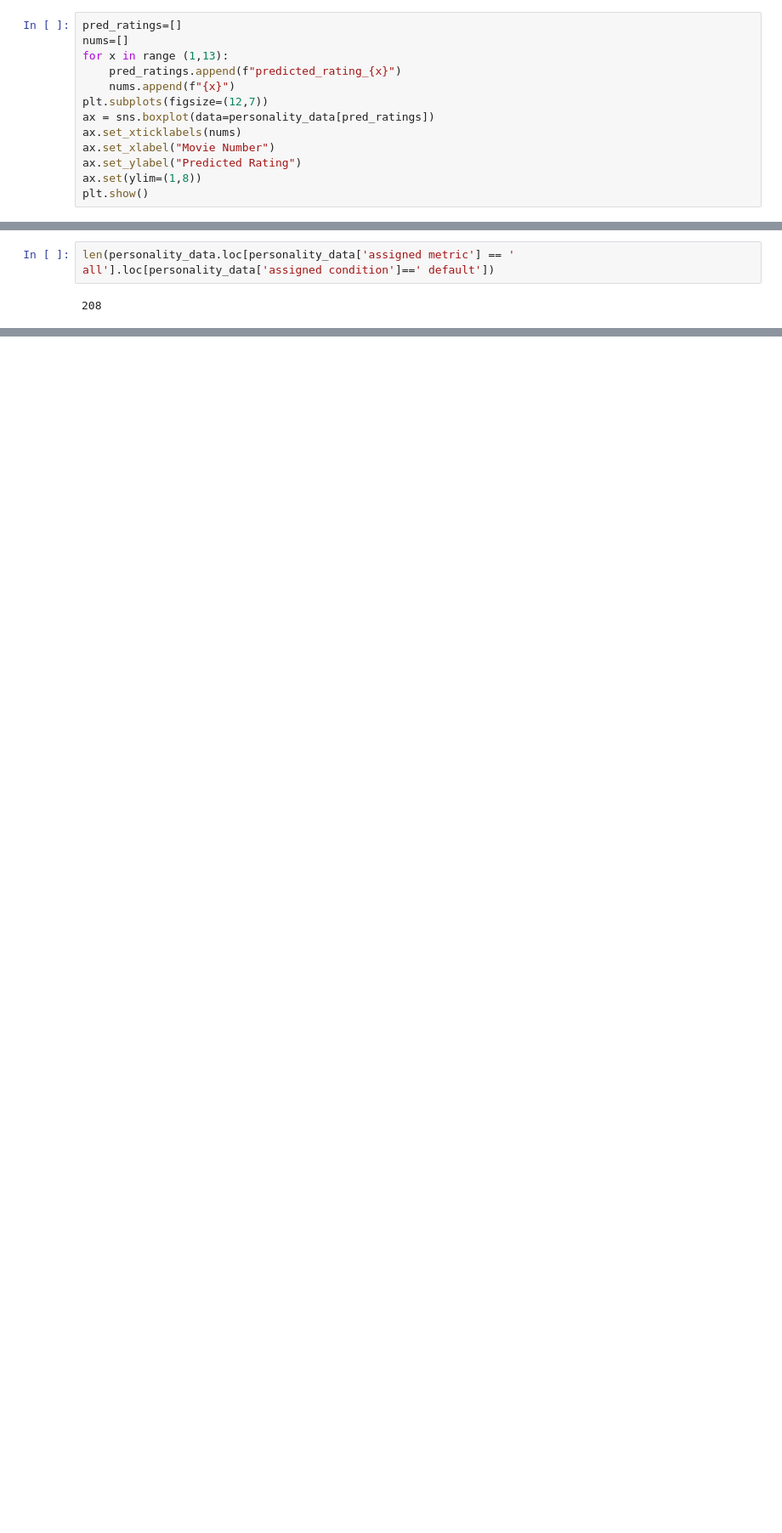
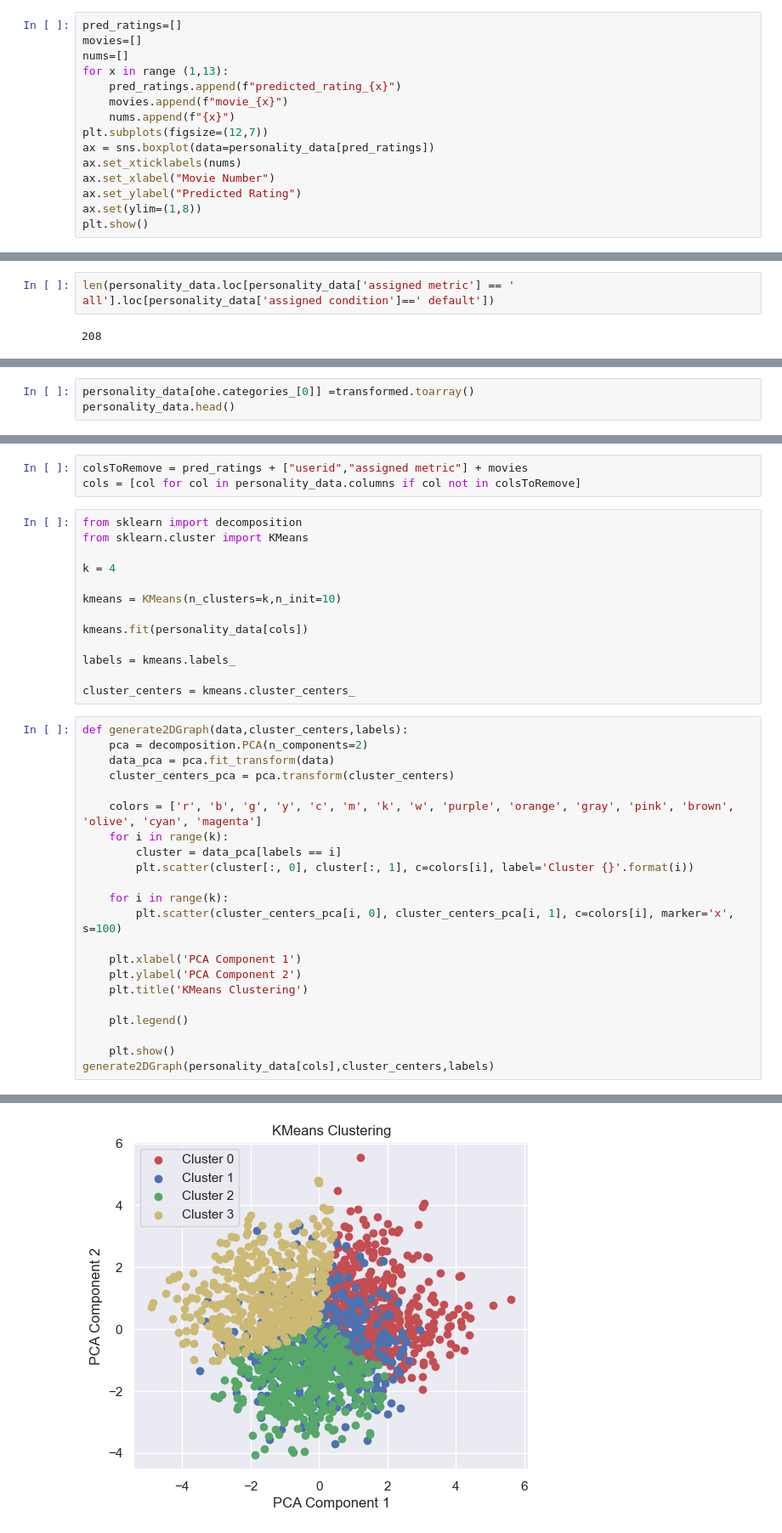
Before and after one commit to cats9rule/mlprojects, a Jupyter notebook: p2/p2.ipynb, the cells around one changed output, grey strips where cells are left out. Shown at 85% size. Drawn from its saved outputs; the diff is of its cells as text; blank space fills up the shorter version.

Commit message:
Added KMeans model & visualization

```diff
--- a/p2/p2.ipynb
+++ b/p2/p2.ipynb
@@ -163,9 +183,11 @@ plt.show()
 [figure]
 # %%
 pred_ratings=[]
+movies=[]
 nums=[]
 for x in range (1,13):
     pred_ratings.append(f"predicted_rating_{x}")
+    movies.append(f"movie_{x}")
     nums.append(f"{x}")
 plt.subplots(figsize=(12,7))
 ax = sns.boxplot(data=personality_data[pred_ratings])
@@ -219,0 +274,3 @@ len(personality_data.loc[personality_data['assigned metric'] == ' all'].loc[pers
+# %%
+personality_data[ohe.categories_[0]] =transformed.toarray()
+personality_data.head()
@@ -219,0 +305,39 @@ len(personality_data.loc[personality_data['assigned metric'] == ' all'].loc[pers
+# %%
+colsToRemove = pred_ratings + ["userid","assigned metric"] + movies
+cols = [col for col in personality_data.columns if col not in colsToRemove]
+# %%
+from sklearn import decomposition
+from sklearn.cluster import KMeans
+
+k = 4
+
+kmeans = KMeans(n_clusters=k,n_init=10)
+
+kmeans.fit(personality_data[cols])
+
+labels = kmeans.labels_
+
+cluster_centers = kmeans.cluster_centers_
+# %%
+def generate2DGraph(data,cluster_centers,labels):
+    pca = decomposition.PCA(n_components=2)
+    data_pca = pca.fit_transform(data)
+    cluster_centers_pca = pca.transform(cluster_centers)
+
+    colors = ['r', 'b', 'g', 'y', 'c', 'm', 'k', 'w', 'purple', 'orange', 'gray', 'pink', 'brown', 'olive', 'cyan', 'magenta']
+    for i in range(k):
+        cluster = data_pca[labels == i]
+        plt.scatter(cluster[:, 0], cluster[:, 1], c=colors[i], label='Cluster {}'.format(i))
+
+    for i in range(k):
+        plt.scatter(cluster_centers_pca[i, 0], cluster_centers_pca[i, 1], c=colors[i], marker='x', s=100)
+
+    plt.xlabel('PCA Component 1')
+    plt.ylabel('PCA Component 2')
+    plt.title('KMeans Clustering')
+
+    plt.legend()
+
+    plt.show()
+generate2DGraph(personality_data[cols],cluster_centers,labels)
+# %% [output]
@@ -219,0 +345 @@ len(personality_data.loc[personality_data['assigned metric'] == ' all'].loc[pers
+[figure, added]
```
Also changed, not shown: parts of 14 cells of this notebook.
